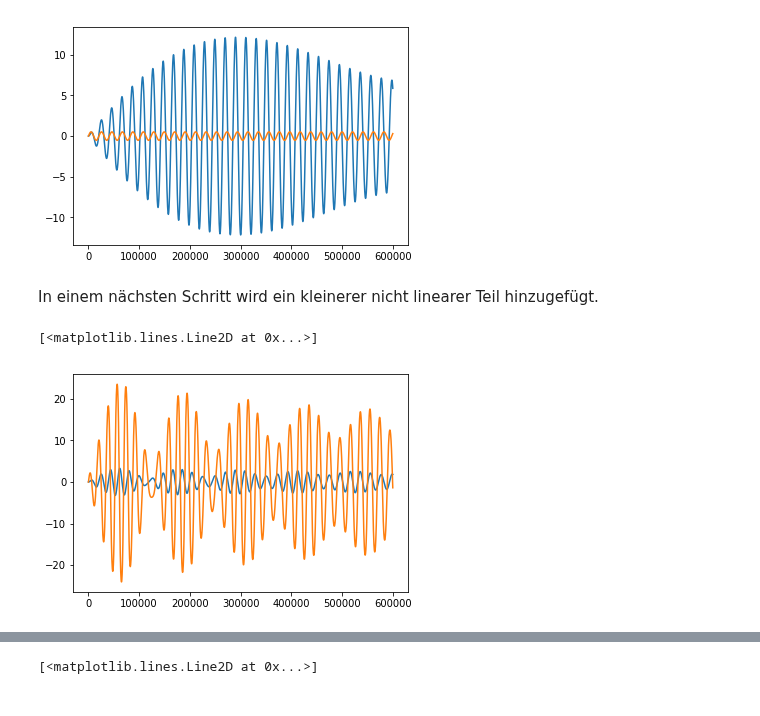
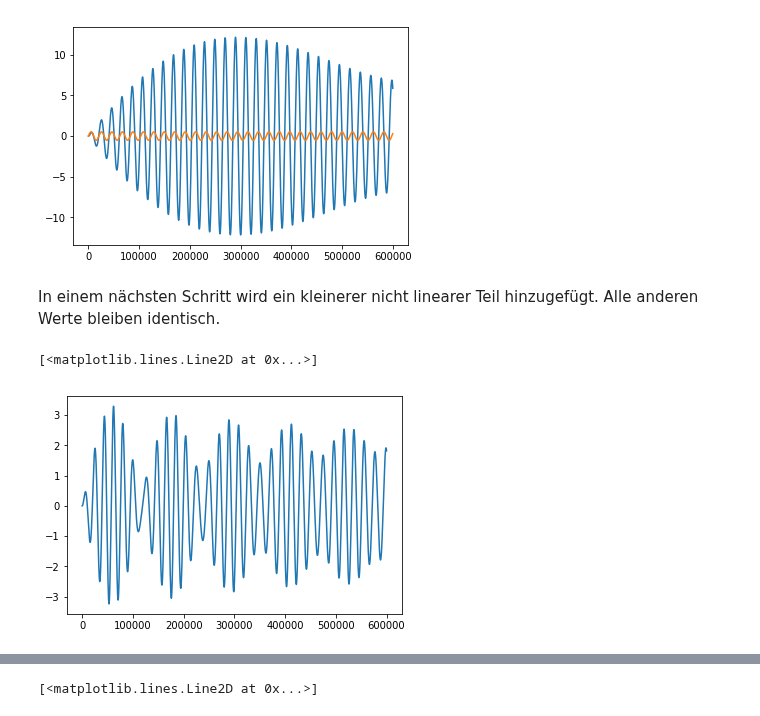
Before and after one commit to darenegade/modellbildung, a Jupyter notebook: Abgabe 3/Aufgabe3-4.ipynb, the cells around one changed output, grey strips where cells are left out. Cells and saved outputs as stored; diff of their text form; code cells hidden in the pictures.

```diff
--- a/Abgabe 3/Aufgabe3-4.ipynb
+++ b/Abgabe 3/Aufgabe3-4.ipynb
@@ -61,35 +63,34 @@ plt.plot(range(0,len(z2)), [element[1] for element in z2])
 [<matplotlib.lines.Line2D at 0x...>]
 [figure]
 # %% [markdown]
-In einem nächsten Schritt wird ein kleinerer nicht linearer Teil hinzugefügt.
+In einem nächsten Schritt wird ein kleinerer nicht linearer Teil hinzugefügt. Alle anderen Werte bleiben identisch.
 # %%
 z1=[[0,0]]
 z2=[[0,0]]
+z3=[[0,0]]
 
 m = 1
 
 dt = 0.00005
 D = 4 * math.pi ** 2 * m
 D3= 4 * math.pi ** 2 * m / 20
 omega1 = 1 * (2 * math.pi) * 0.97          # (2 * math.pi) => Eine Schwingung pro Sekunde
 omega2 = 1 * (2 * math.pi)           # (2 * math.pi) => Eine Schwingung pro Sekunde
 F0 = 20
 c = 0.1
 t = 0.0
 tmax = 30
 
-def calcNext(innerz, inneromega):
+def calcNextW(innerz, inneromega):
     dz =   [innerz[-1][1], 1 / m * (F0 * math.cos(inneromega * t) - D * innerz[-1][0] - D3 * innerz[-1][0]**3 - c * innerz[-1][1] )]
     znew = [innerz[-1][0] + dz[0] * dt , innerz[-1][1] + dz[1] * dt]
     innerz.append(znew)
 
 while t < tmax:
     t = t + dt
-    calcNext(z1, omega1);
-    calcNext(z2, omega2);
+    calcNextW(z1, omega1);
 
 plt.plot(range(0,len(z1)), [element[0] for element in z1])
-plt.plot(range(0,len(z2)), [element[1] for element in z2])
 # %% [output]
 [<matplotlib.lines.Line2D at 0x...>]
-[figure, old version]
+[figure, new version]
```
Also changed, not shown: parts of 13 cells of this notebook.
